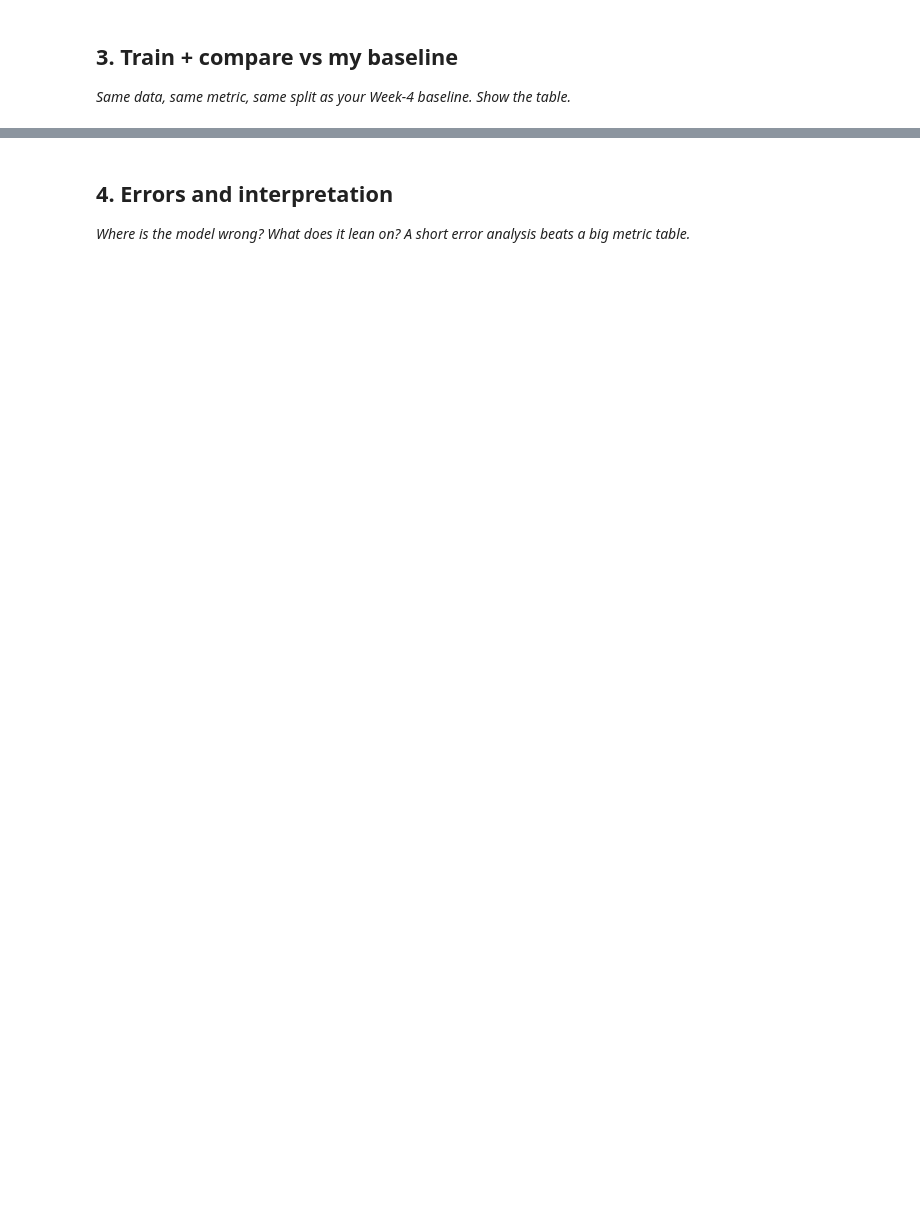
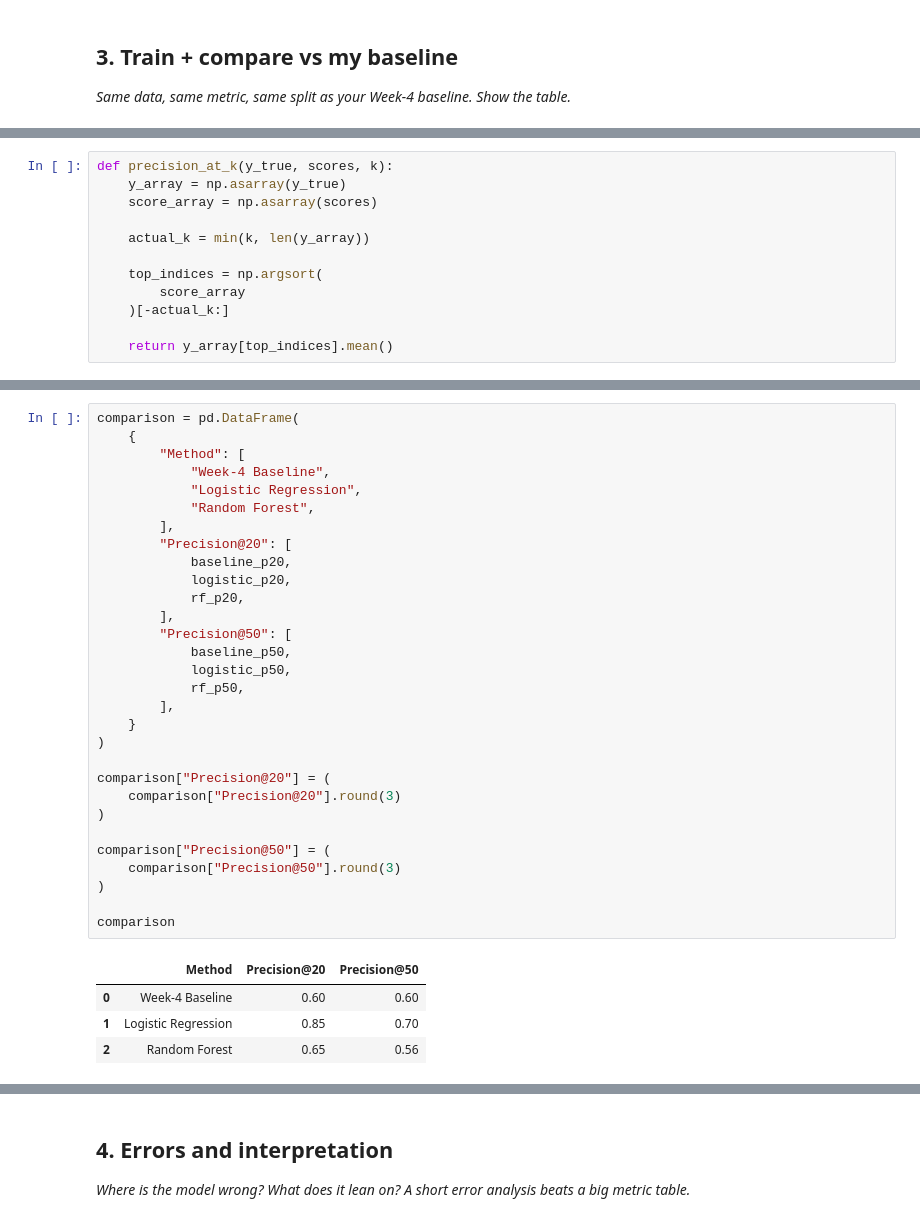
Before and after one commit to Abdelrahmanshaheen1/flyrank-ml-internship, a Jupyter notebook: work/notebooks/w05_model.ipynb, the cells around one changed output, grey strips where cells are left out. Drawn from its saved outputs; the diff is of its cells as text; blank space fills up the shorter version.

```diff
--- a/work/notebooks/w05_model.ipynb
+++ b/work/notebooks/w05_model.ipynb
@@ -20,0 +283,12 @@ This skeleton is yours to fill. Work the sections **in order** — each one has
+# %%
+def precision_at_k(y_true, scores, k):
+    y_array = np.asarray(y_true)
+    score_array = np.asarray(scores)
+
+    actual_k = min(k, len(y_array))
+
+    top_indices = np.argsort(
+        score_array
+    )[-actual_k:]
+
+    return y_array[top_indices].mean()
@@ -20,0 +515,35 @@ This skeleton is yours to fill. Work the sections **in order** — each one has
+# %%
+comparison = pd.DataFrame(
+    {
+        "Method": [
+            "Week-4 Baseline",
+            "Logistic Regression",
+            "Random Forest",
+        ],
+        "Precision@20": [
+            baseline_p20,
+            logistic_p20,
+            rf_p20,
+        ],
+        "Precision@50": [
+            baseline_p50,
+            logistic_p50,
+            rf_p50,
+        ],
+    }
+)
+
+comparison["Precision@20"] = (
+    comparison["Precision@20"].round(3)
+)
+
+comparison["Precision@50"] = (
+    comparison["Precision@50"].round(3)
+)
+
+comparison
+# %% [output]
+|  | Method | Precision@20 | Precision@50 |
+| 0 | Week-4 Baseline | 0.60 | 0.60 |
+| 1 | Logistic Regression | 0.85 | 0.70 |
+| 2 | Random Forest | 0.65 | 0.56 |
```
Also changed, not shown: parts of 14 cells of this notebook.
